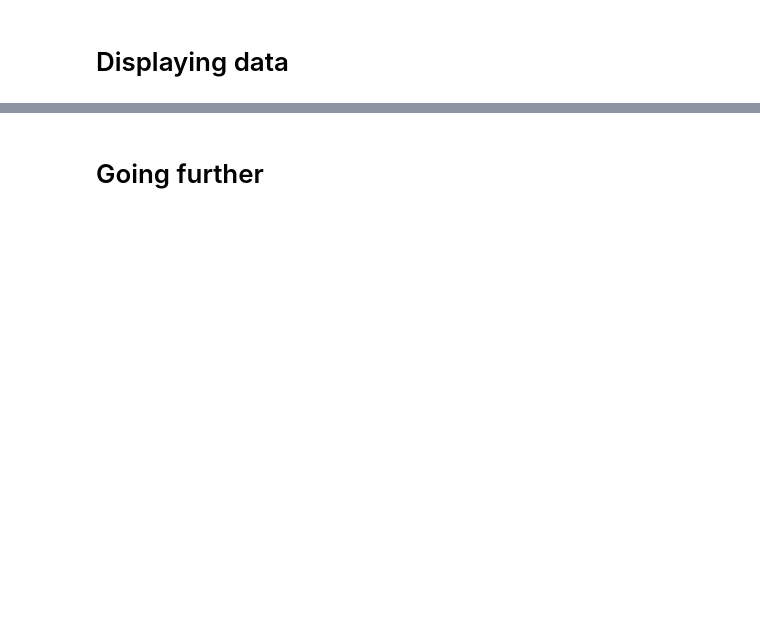
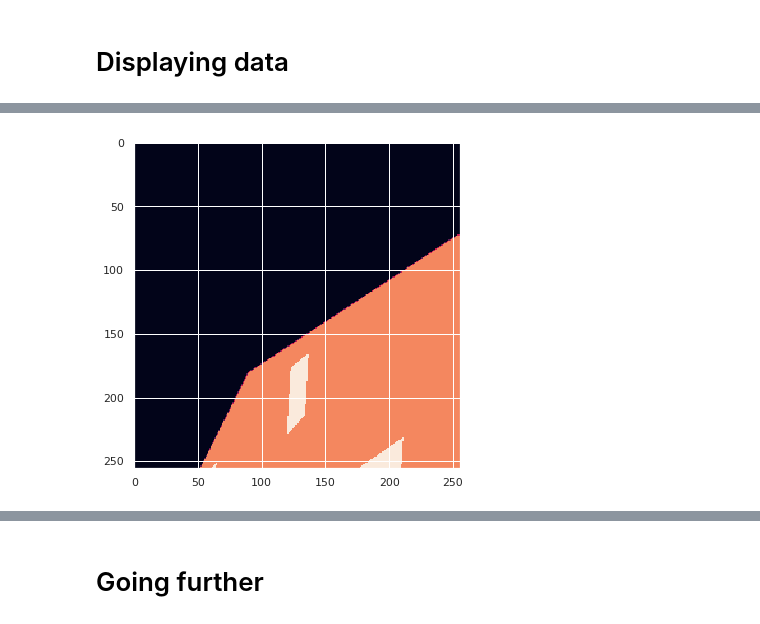
Before and after one commit to gregunz/FacadeParsing, a Jupyter notebook: nb01_data_exploration_and_loading.ipynb, the cells around one changed output, grey strips where cells are left out. Saved outputs shown, nothing was run; the diff lists cells and outputs as text; code cells hidden in the pictures; blank space fills up the shorter version.

```diff
--- a/nb01_data_exploration_and_loading.ipynb
+++ b/nb01_data_exploration_and_loading.ipynb
@@ -55,3 +59,7 @@ plt.show()
+# %%
+show_img(lbl)
+# %% [output]
+[figure, added]
 # %%
 show_labeled_img(img, lbl, label_names)
 # %% [output]
```
Also changed, not shown: parts of 15 cells of this notebook, 2 other files.
